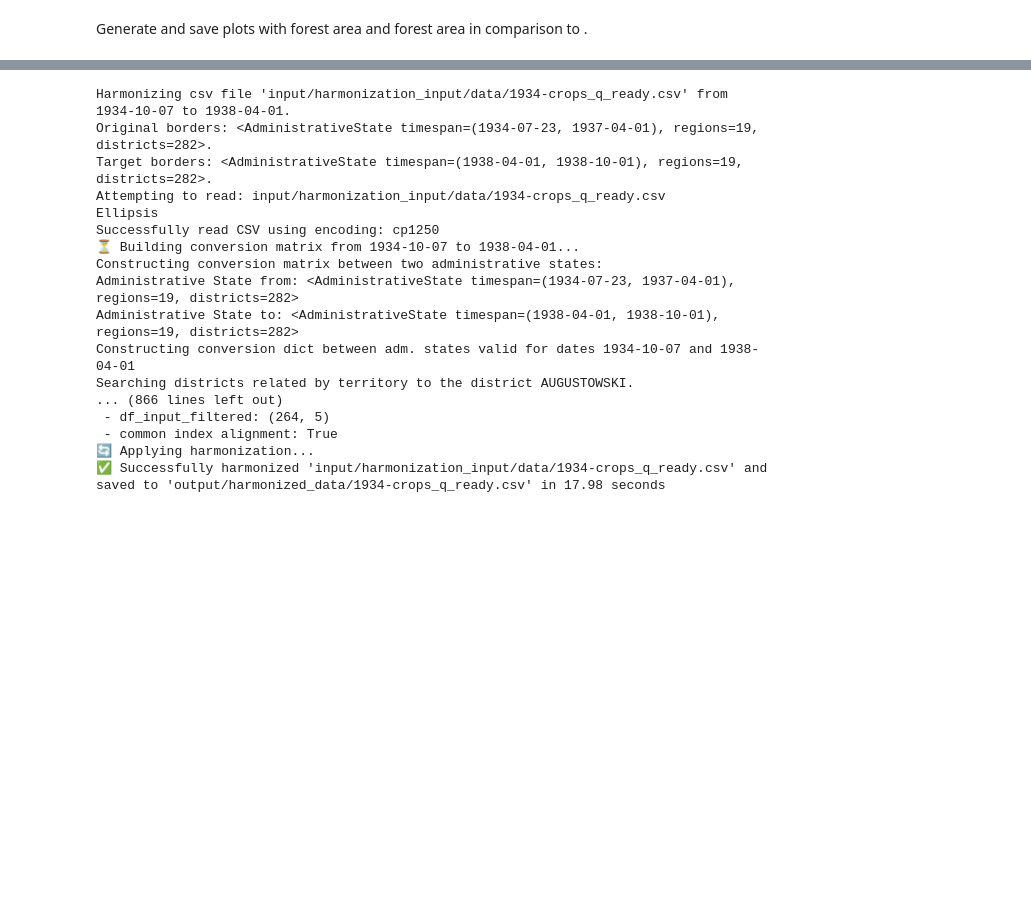
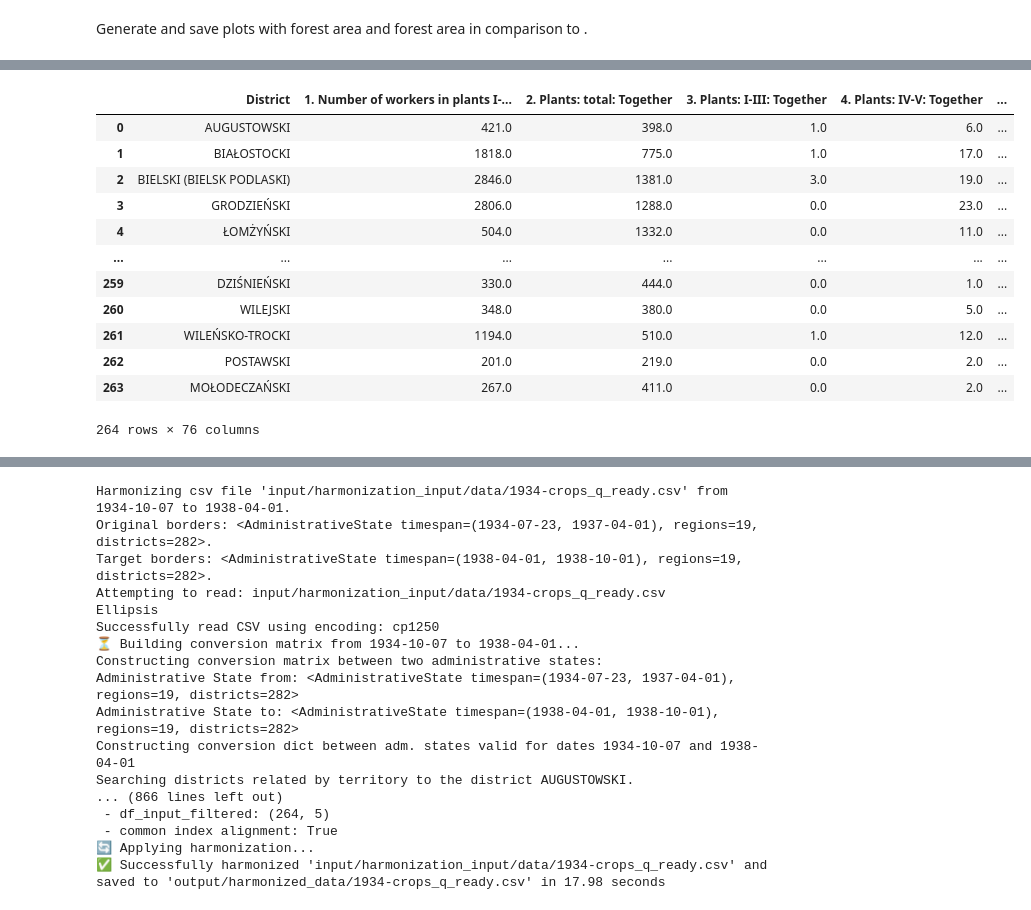
Before and after one commit to jjkiljanski/border-harmonization-toolkit, a Jupyter notebook: gdp_computation.ipynb, the cells around one changed output, grey strips where cells are left out. Drawn from its saved outputs; the diff is of its cells as text; code cells hidden in the pictures; blank space fills up the shorter version.

```diff
--- a/gdp_computation.ipynb
+++ b/gdp_computation.ipynb
@@ -264,0 +575,5 @@ df.columns after renaming: Index(['District', 'Pszenica: Together', 'Żyto: Toge
+# %%
+prop_budget_payment = {}
+for year, payment in budget_payment.items():
+    prop_budget_payment[year] = payment/budget_payment[1925]
+print(prop_budget_payment)
@@ -264,0 +582,4 @@ df.columns after renaming: Index(['District', 'Pszenica: Together', 'Żyto: Toge
+# %%
+for year in range(1926, 1932):
+    total_forests_incomes[year] = total_forests_incomes[1925]*prop_budget_payment[year]
+print(total_forests_incomes)
@@ -264,0 +590,4 @@ df.columns after renaming: Index(['District', 'Pszenica: Together', 'Żyto: Toge
+# %%
+for year in range(1924,1938):
+    df = forests_data_table[['District', 'Total Forest Area']].copy()
+    production_by_year[str(year)]['Forest Value Added'] = df['Total Forest Area']*total_forests_incomes[year]
@@ -264,0 +708,8 @@ df.columns after renaming: Index(['District', 'Pszenica: Together', 'Żyto: Toge
+# %%
+# Load industry_permissions datasets
+industry_permissions_data_table_ids = [data_table.data_table_id for data_table in administrative_history.harmonized_data_metadata if data_table.category=='Industry Permissions']
+industry_permissions_dfs = [administrative_history.load_data_table(data_table_id = industry_permissions_data_table_id, version = 'harmonized') for industry_permissions_data_table_id in industry_permissions_data_table_ids]
+industry_permissions_year_df_pairs = [(extract_date_parts(metadata.date)[0], df) for df, metadata, date in industry_permissions_dfs]
+# Add Livestock_Units column
+for year, df in industry_permissions_year_df_pairs:
+    print(df.columns)
@@ -264,0 +734,16 @@ df.columns after renaming: Index(['District', 'Pszenica: Together', 'Żyto: Toge
+# %%
+industry_permissions_year_df_pairs[-1][1]
+# %% [output]
+|  | District | 1. Number of workers in plants I-... | 2. Plants: total: Together | 3. Plants: I-III: Together | 4. Plants: IV-V: Together | ... |
+| 0 | AUGUSTOWSKI | 421.0 | 398.0 | 1.0 | 6.0 | ... |
+| 1 | BIAŁOSTOCKI | 1818.0 | 775.0 | 1.0 | 17.0 | ... |
+| 2 | BIELSKI (BIELSK PODLASKI) | 2846.0 | 1381.0 | 3.0 | 19.0 | ... |
+| 3 | GRODZIEŃSKI | 2806.0 | 1288.0 | 0.0 | 23.0 | ... |
+| 4 | ŁOMŻYŃSKI | 504.0 | 1332.0 | 0.0 | 11.0 | ... |
+| ... | ... | ... | ... | ... | ... | ... |
+| 259 | DZIŚNIEŃSKI | 330.0 | 444.0 | 0.0 | 1.0 | ... |
+| 260 | WILEJSKI | 348.0 | 380.0 | 0.0 | 5.0 | ... |
+| 261 | WILEŃSKO-TROCKI | 1194.0 | 510.0 | 1.0 | 12.0 | ... |
+| 262 | POSTAWSKI | 201.0 | 219.0 | 0.0 | 2.0 | ... |
+| 263 | MOŁODECZAŃSKI | 267.0 | 411.0 | 0.0 | 2.0 | ... |
+264 rows × 76 columns
```
Also changed, not shown: parts of 73 cells of this notebook, 30 other files.
